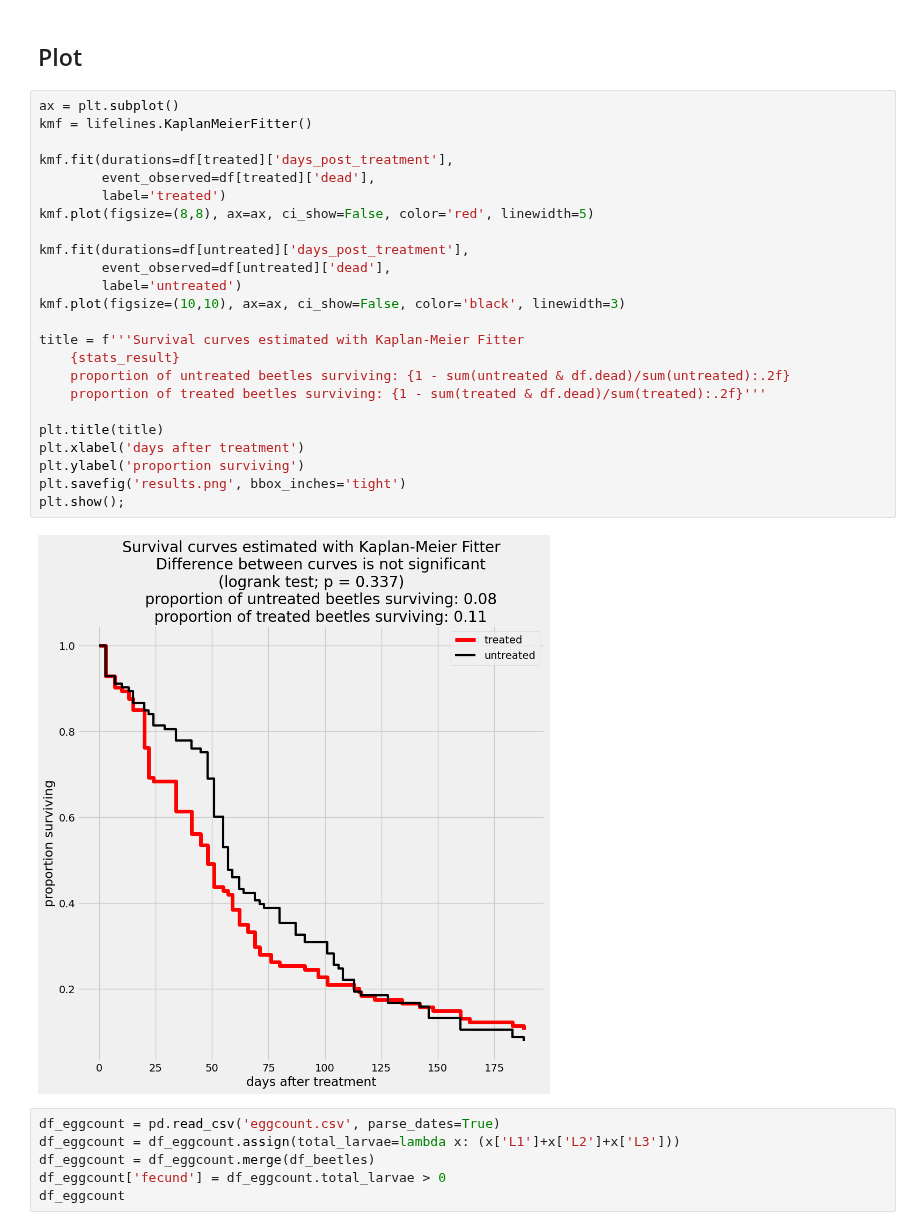
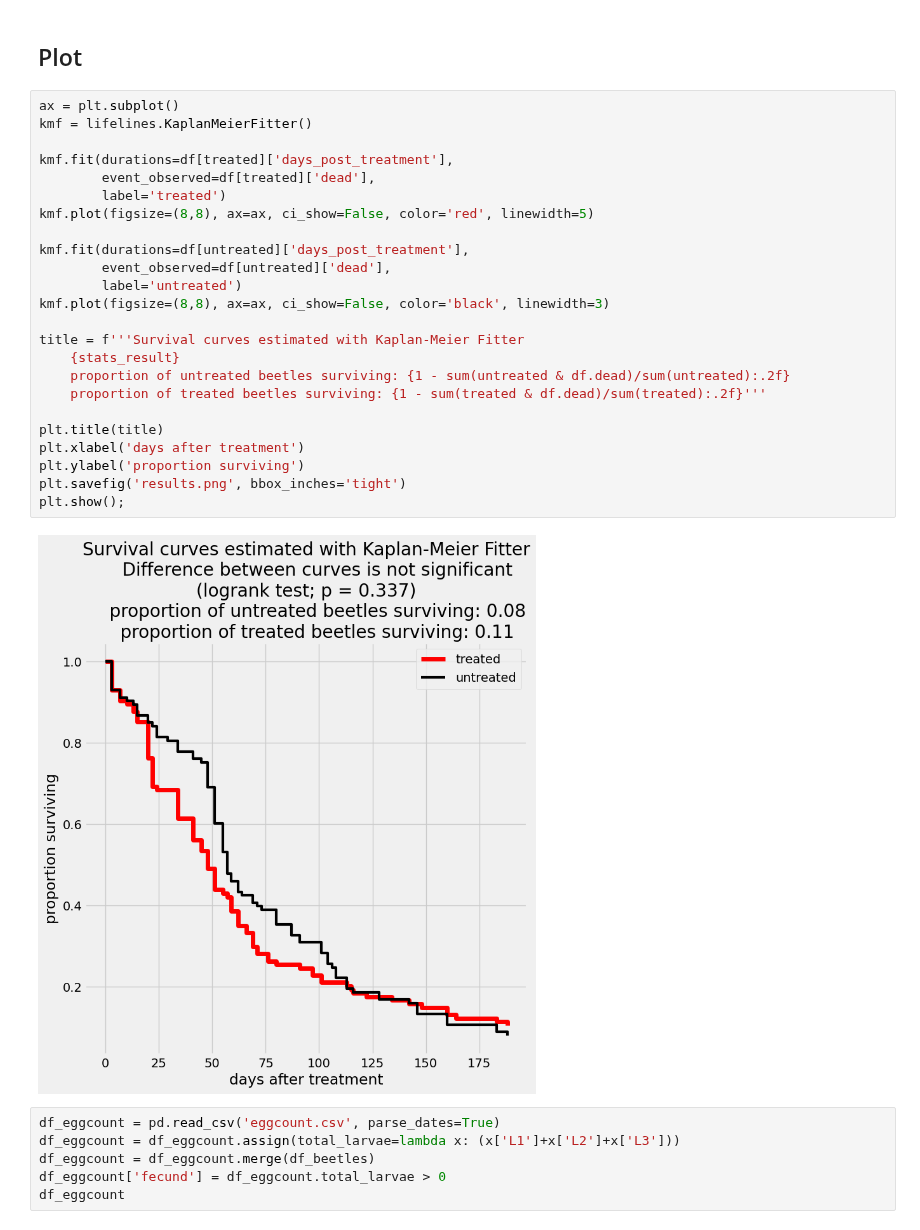
Before and after one commit to aubreymoore/palau-guts-experiment, a Jupyter notebook: newt.ipynb, the cells around one changed output. Saved outputs shown, nothing was run; the diff lists cells and outputs as text.

```diff
--- a/newt.ipynb
+++ b/newt.ipynb
@@ -190,29 +190,29 @@ Difference between curves is not significant
 # %%
 ax = plt.subplot()
 kmf = lifelines.KaplanMeierFitter()
 
 kmf.fit(durations=df[treated]['days_post_treatment'],
         event_observed=df[treated]['dead'],
         label='treated')
 kmf.plot(figsize=(8,8), ax=ax, ci_show=False, color='red', linewidth=5)
 
 kmf.fit(durations=df[untreated]['days_post_treatment'],
         event_observed=df[untreated]['dead'],
         label='untreated')
-kmf.plot(figsize=(10,10), ax=ax, ci_show=False, color='black', linewidth=3)
+kmf.plot(figsize=(8,8), ax=ax, ci_show=False, color='black', linewidth=3)
 
 title = f'''Survival curves estimated with Kaplan-Meier Fitter
     {stats_result}
     proportion of untreated beetles surviving: {1 - sum(untreated & df.dead)/sum(untreated):.2f}
     proportion of treated beetles surviving: {1 - sum(treated & df.dead)/sum(treated):.2f}'''
 
 plt.title(title)
 plt.xlabel('days after treatment')
 plt.ylabel('proportion surviving')
 plt.savefig('results.png', bbox_inches='tight')
 plt.show();
 # %% [output]
-[figure, old version]
+[figure, new version]
 # %%
 df_eggcount = pd.read_csv('eggcount.csv', parse_dates=True)
 df_eggcount = df_eggcount.assign(total_larvae=lambda x: (x['L1']+x['L2']+x['L3']))
```
Also changed, not shown: 1 other file.
